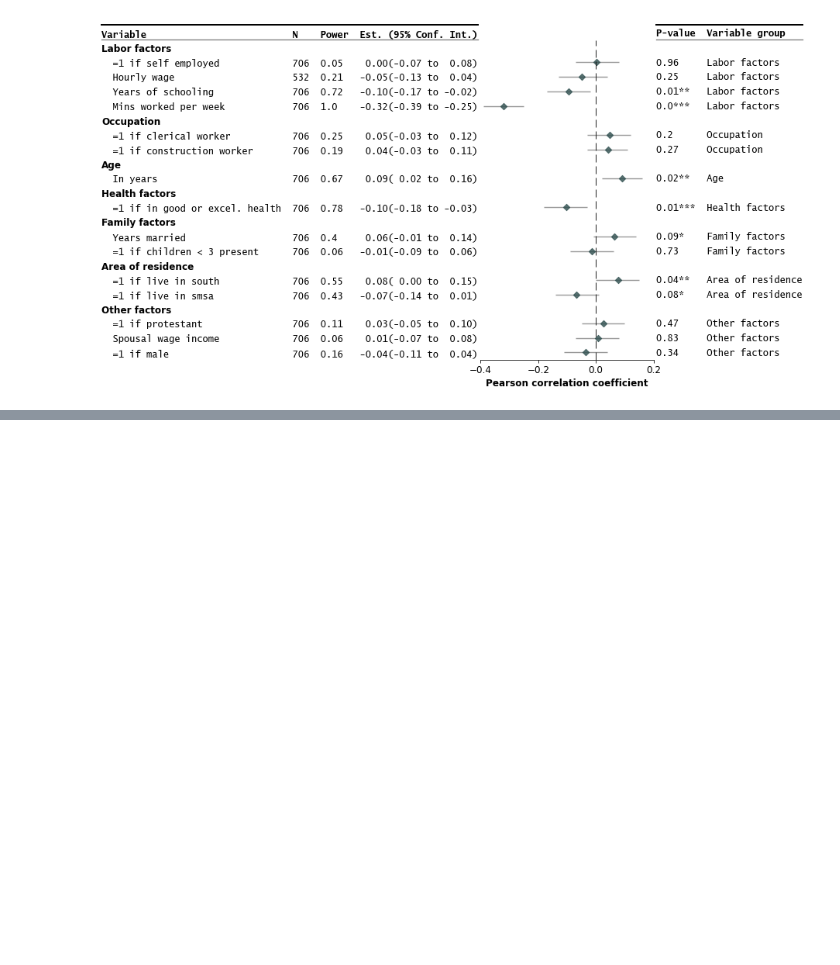
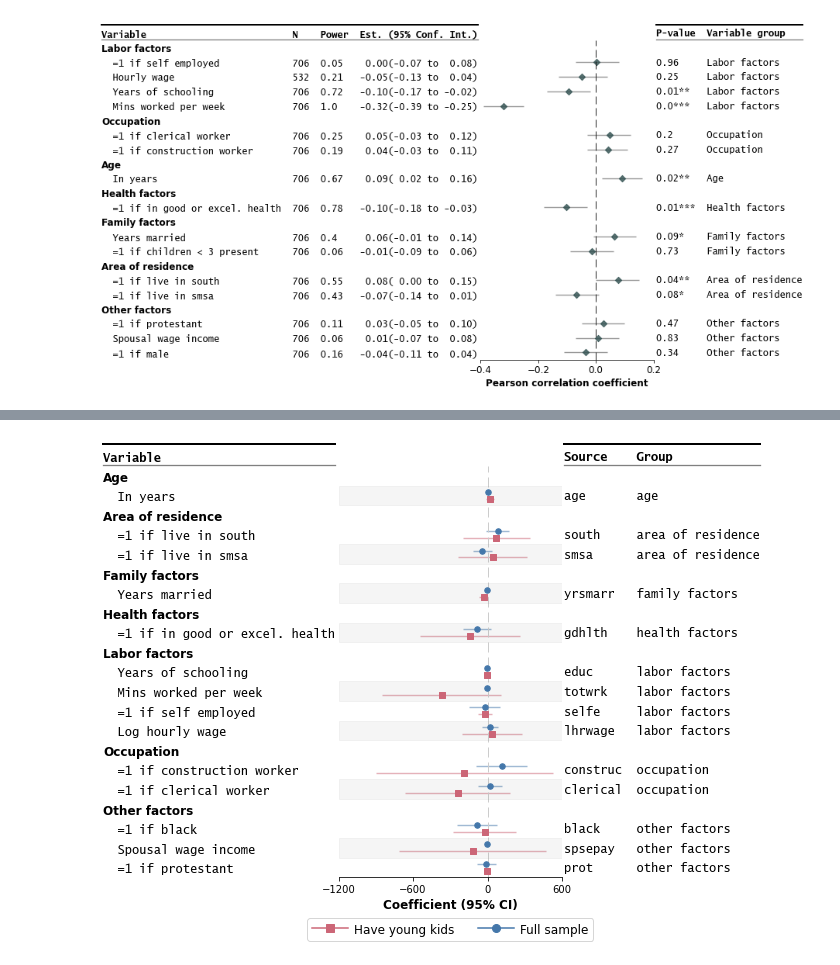
Before and after one commit to LSYS/forestplot, a Jupyter notebook: examples/readme-examples.ipynb, the cells around one changed output, grey strips where cells are left out. Saved outputs shown, nothing was run; the diff lists cells and outputs as text; code cells hidden in the pictures; blank space fills up the shorter version.

Commit message:
Mplot (#108)
* Add mplot (for multiple models) function
* Closes #59
* Closes #67
* Closes #87
* Closes #88
* Closes #89
* Closes #99

```diff
--- a/examples/readme-examples.ipynb
+++ b/examples/readme-examples.ipynb
@@ -171,0 +213,5 @@ save_mpl_fig('main')
+# %%
+df_mmodel = pd.read_csv("../examples/data/sleep-mmodel.csv").query(
+    "model=='all' | model=='young kids'"
+)
+df_mmodel.head(3)
@@ -171,0 +223,30 @@ save_mpl_fig('main')
+# %%
+fp.mforestplot(
+    dataframe=df_mmodel,
+    estimate="coef",
+    ll="ll",
+    hl="hl",
+    varlabel="label",
+    capitalize="capitalize",
+    model_col="model",
+    color_alt_rows=True,
+    groupvar="group",
+    table=True,
+    rightannote=["var", "group"],
+    right_annoteheaders=["Source", "Group"],
+    xlabel="Coefficient (95% CI)",
+    modellabels=["Have young kids", "Full sample"],
+    xticks=[-1200, -600, 0, 600],
+    mcolor=["#CC6677", "#4477AA"],
+    # Additional kwargs for customizations
+    **{
+        "markersize": 30,
+        # override default vertical offset between models (0.0 to 1.0)
+        "offset": 0.35,
+        "xlinestyle": (0, (10, 5)),  # long dash for x-reference line
+        "xlinecolor": ".8",  # gray color for x-reference line
+    },
+)
+save_mpl_fig("multimodel")
+# %% [output]
+[figure, added]
```
Also changed, not shown: parts of 9 cells of this notebook, 18 other files.
